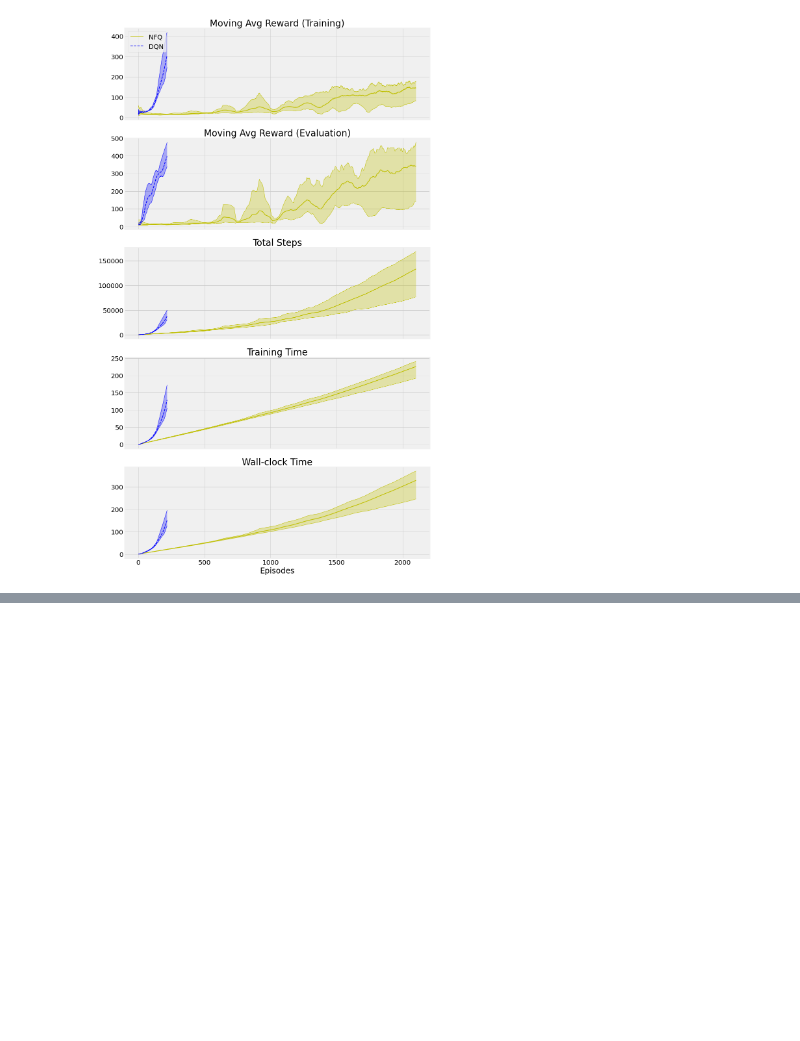
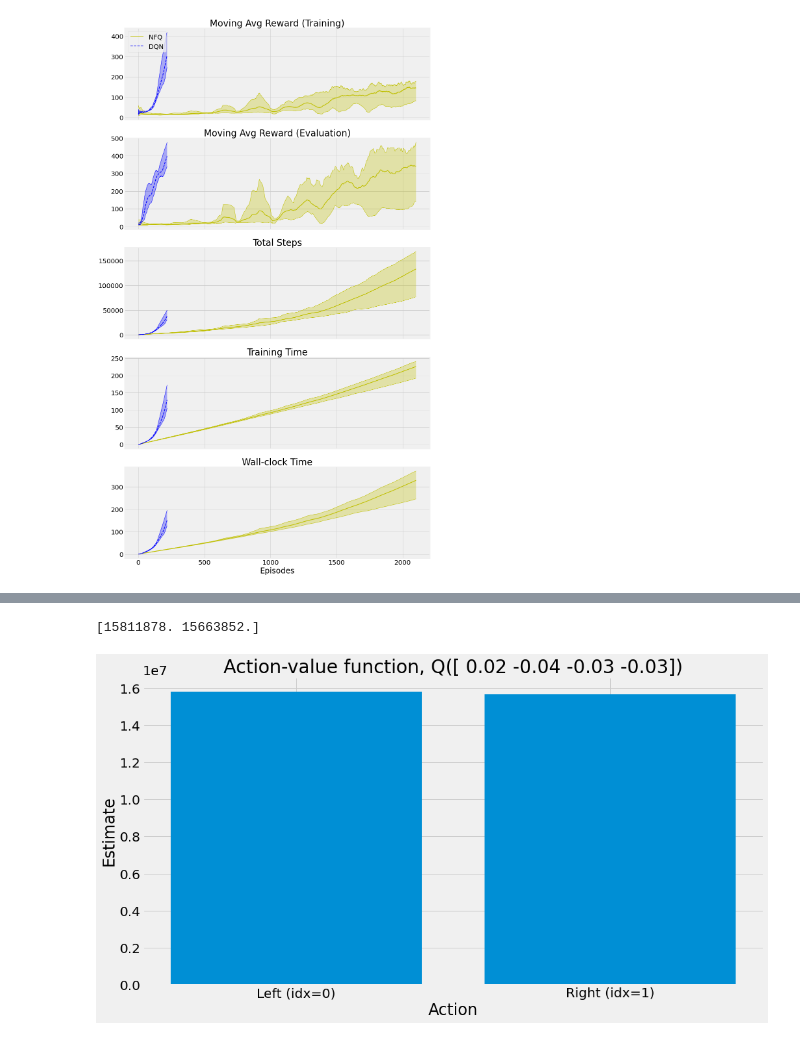
Before and after one commit to DanielYllana/GDRL, a Jupyter notebook: Chapter09.ipynb, the cells around one changed output, grey strips where cells are left out. Drawn from its saved outputs; the diff is of its cells as text; code cells hidden in the pictures; blank space fills up the shorter version.

```diff
--- a/Chapter09.ipynb
+++ b/Chapter09.ipynb
@@ -920,0 +1457,17 @@ np.save(os.path.join(dqn_root_dir, 'mean_rt'), dqn_mean_rt)
+# %%
+q_values = ddqn_agents[best_ddqn_agent_key].online_model(state).detach().cpu().numpy()[0]
+print(q_values)
+# %% [output]
+[15811878. 15663852.]
+# %%
+q_s = q_values
+v_s = q_values.mean()
+a_s = q_values - q_values.mean()
+# %%
+plt.bar(('Left (idx=0)','Right (idx=1)'), q_s)
+plt.xlabel('Action')
+plt.ylabel('Estimate')
+plt.title("Action-value function, Q(" + str(np.round(state,2)) + ")")
+plt.show()
+# %% [output]
+[figure, added]
```
Also changed, not shown: parts of 18 cells of this notebook, 32 other files.
